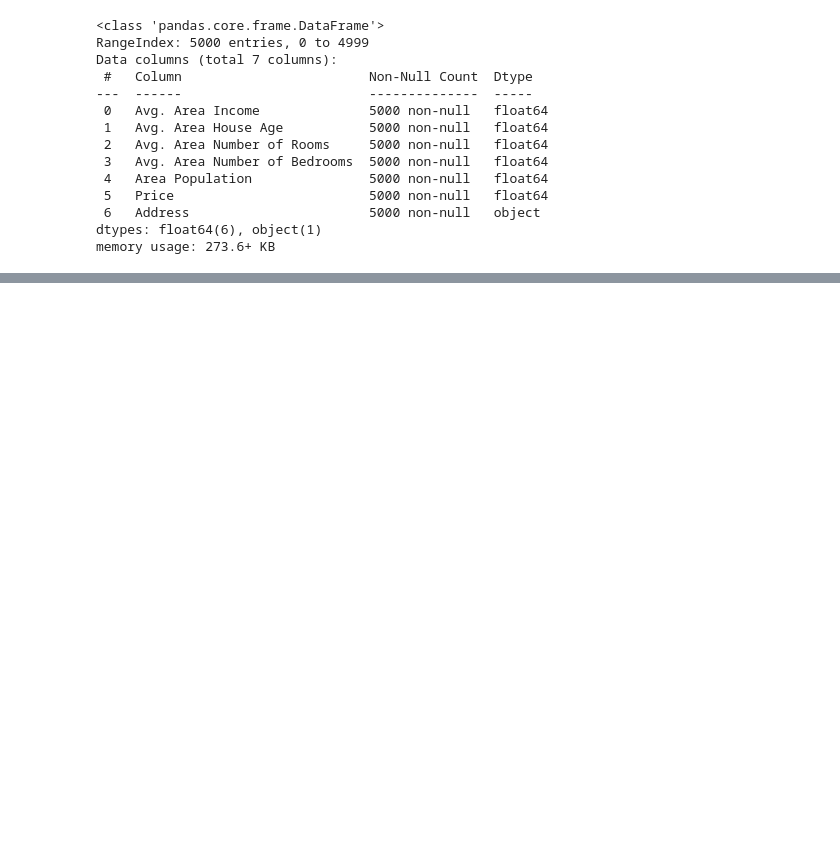
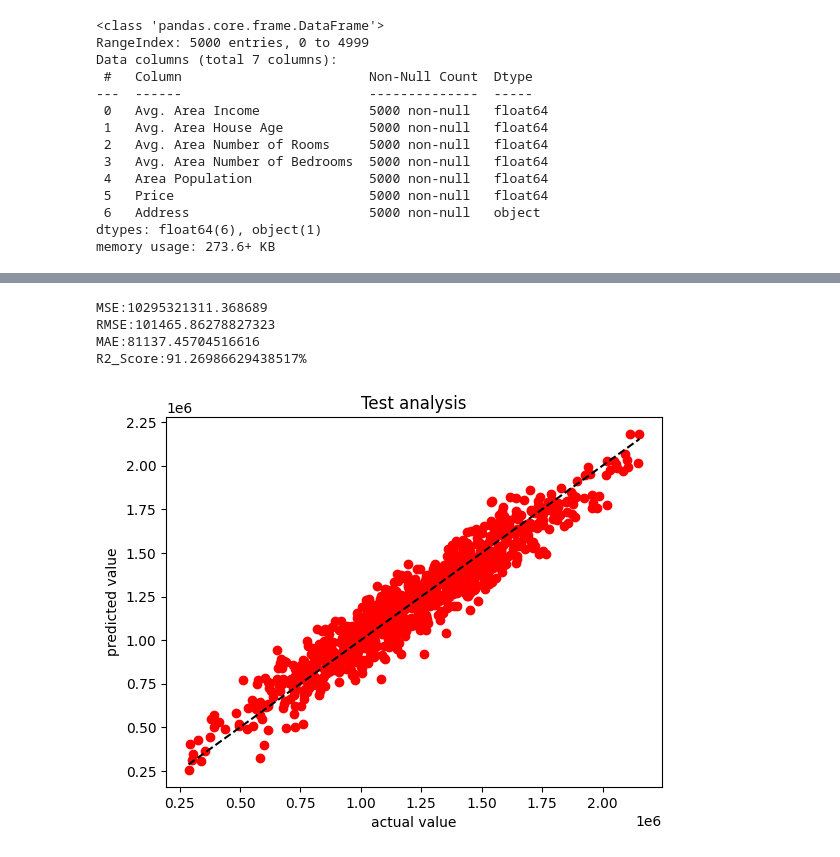
Before and after one commit to Punja007/Machine-Learning, a Jupyter notebook: Projects/House_price.ipynb, the cells around one changed output, grey strips where cells are left out. Cells and saved outputs as stored; diff of their text form; code cells hidden in the pictures; blank space fills up the shorter version.

```diff
--- a/Projects/House_price.ipynb
+++ b/Projects/House_price.ipynb
@@ -208,0 +222,8 @@ Test:  0.8796707644335965
+# %%
+prediction_evaluation(y_test,lr_test)
+# %% [output]
+MSE:10295321311.368689
+RMSE:101465.86278827323
+MAE:81137.45704516616
+R2_Score:91.26986629438517%
+[figure, added]
```
Also changed, not shown: parts of 22 cells of this notebook, 10 other files.
